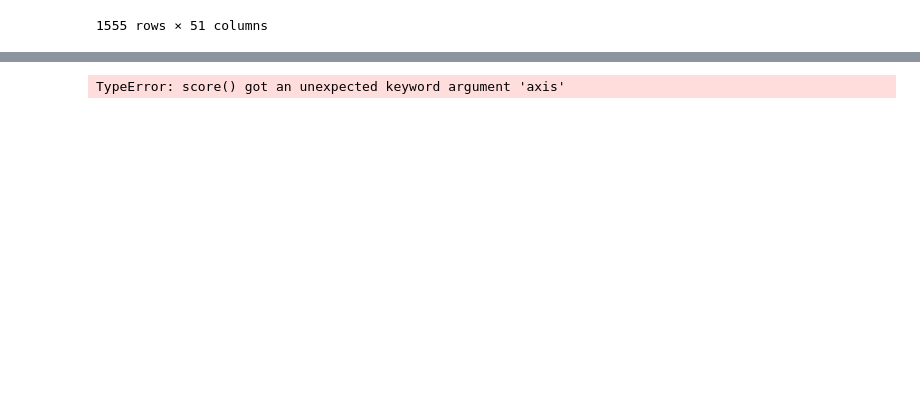
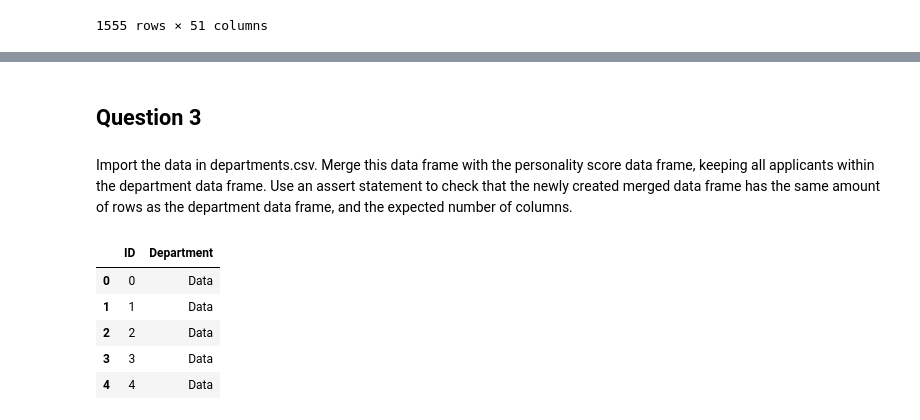
Before and after one commit to Shalom91/Data-Wrangling, a Jupyter notebook: Data Wrangling Project.ipynb, the cells around one changed output, grey strips where cells are left out. Saved outputs shown, nothing was run; the diff lists cells and outputs as text; code cells hidden in the pictures; blank space fills up the shorter version.

```diff
--- a/Data Wrangling Project.ipynb
+++ b/Data Wrangling Project.ipynb
@@ -124,40 +109,0 @@ df1.head()
-# %%
-def score(entry, trait):
-    '''Find  the string of 2 values in an entry and regarding
-    them as 2 columns. The score function does this by
-    finding the digits in the string
-    and splitting them then regard them
-    as columns._r finds the digits in the
-    entry of this subcolumn'''
-
-    numbers_extra=0
-    #numbers_agree=0
-    #numbers_consc=0
-    #numbers_emo=0
-    #numbers_intel=0
-
-    _r= re.compile('\d+')
-    for col in entry:
-        num= _r.findall(col)
-        if num == 1:
-            numbers_extra += int(num[1])
-        #elif num == 2:
-            #numbers_agree += int(num[1])
-        #elif num == 3:
-            #numbers_consc += int(num[1])
-        #elif num == 4:
-            #numbers_emo += int(num[1])
-        #elif num == 5:
-            #numbers_intel += int(num[1])
-        else:
-            pass
-    return numbers_extra
-    #return numbers_agree
-    #return numbers_consc
-    #return numbers_emo
-    #return numbers_intel
-
-for i in df1['extraversion']:
-    df1['extraversion']=df1.fillna(df1['extraversion'].apply(score, args=(i,), axis=1))
-# %% [output]
-TypeError: score() got an unexpected keyword argument 'axis'
@@ -167,0 +110,4 @@ for i in factor.keys():
+# %% [markdown]
+## Question 3
+# %% [markdown]
+Import the data in departments.csv. Merge this data frame with the personality score data frame, keeping all applicants within the department data frame. Use an assert statement to check that the newly created merged data frame has the same amount of rows as the department data frame, and the expected number of columns.
@@ -167,0 +117,10 @@ for i in factor.keys():
+# %%
+# check data set
+department.head()
+# %% [output]
+|  | ID | Department |
+| 0 | 0 | Data |
+| 1 | 1 | Data |
+| 2 | 2 | Data |
+| 3 | 3 | Data |
+| 4 | 4 | Data |
```
Also changed, not shown: parts of 16 cells of this notebook, 1 other file.
